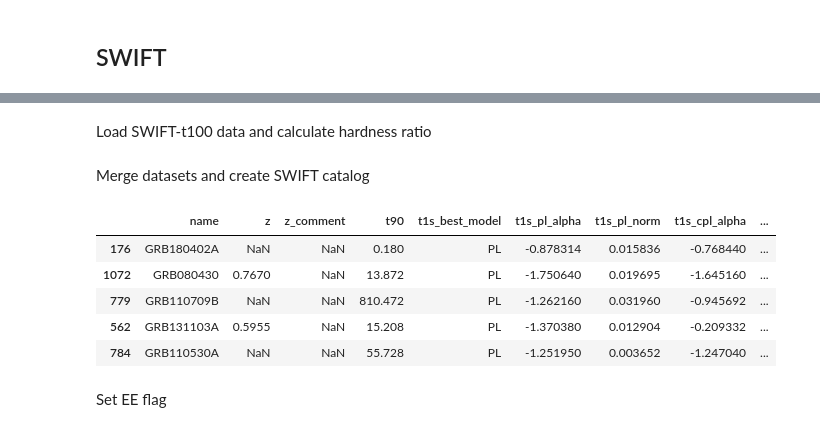
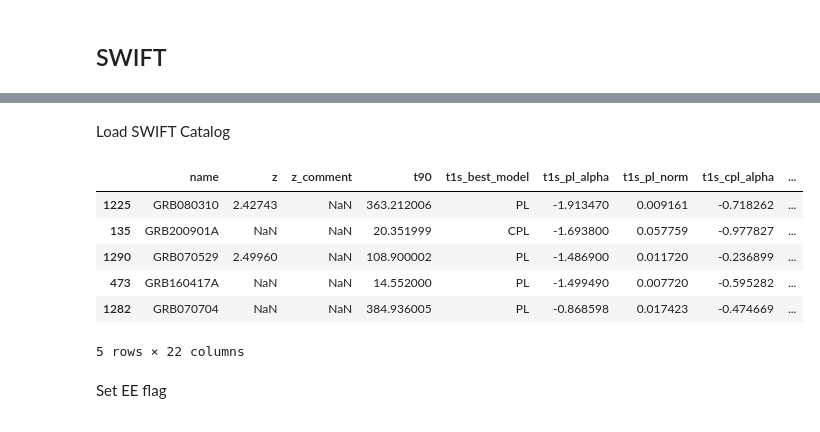
Before and after one commit to ayfm/GRB-Classification, a Jupyter notebook: notebooks/data_preprocessing.ipynb, the cells around one changed output, grey strips where cells are left out. Drawn from its saved outputs; the diff is of its cells as text; code cells hidden in the pictures.

```diff
--- a/notebooks/data_preprocessing.ipynb
+++ b/notebooks/data_preprocessing.ipynb
@@ -232,2 +220,0 @@ df_swift_t1 = calculate_luminosity(df_swift_t1)
-# %% [markdown]
-Load SWIFT-t100 data and calculate hardness ratio
@@ -246,21 +221,20 @@ df_swift_t100 = df_swift_t100[["grbname", "hardness_ratio"]]
-# %% [markdown]
-Merge datasets and create SWIFT catalog
-# %%
-# merge dataframes
-df_swift = pd.merge(df_swift_t1, df_swift_t100, on="grbname", how="left")
-
-# rename first column to 'name'
-df_swift.rename(columns={'grbname': 'name'}, inplace=True)
-
-# show random rows
-df_swift.sample(5)
-# %% [output]
-|  | name | z | z_comment | t90 | t1s_best_model | t1s_pl_alpha | t1s_pl_norm | t1s_cpl_alpha | ... |
-| 176 | GRB180402A | NaN | NaN | 0.180 | PL | -0.878314 | 0.015836 | -0.768440 | ... |
-| 1072 | GRB080430 | 0.7670 | NaN | 13.872 | PL | -1.750640 | 0.019695 | -1.645160 | ... |
-| 779 | GRB110709B | NaN | NaN | 810.472 | PL | -1.262160 | 0.031960 | -0.945692 | ... |
-| 562 | GRB131103A | 0.5955 | NaN | 15.208 | PL | -1.370380 | 0.012904 | -0.209332 | ... |
-| 784 | GRB110530A | NaN | NaN | 55.728 | PL | -1.251950 | 0.003652 | -1.247040 | ... |
+# %% [markdown]
+Load SWIFT Catalog
+# %%
+# load fermi catalog
+path_cat_swift = os.path.join(env.DIR_CATALOGS, "swift_catalog.xlsx")
+df_swift = pd.read_excel(path_cat_swift)
+
+# show random rows
+df_swift.sample(5)
+# %% [output]
+|  | name | z | z_comment | t90 | t1s_best_model | t1s_pl_alpha | t1s_pl_norm | t1s_cpl_alpha | ... |
+| 1225 | GRB080310 | 2.42743 | NaN | 363.212006 | PL | -1.913470 | 0.009161 | -0.718262 | ... |
+| 135 | GRB200901A | NaN | NaN | 20.351999 | CPL | -1.693800 | 0.057759 | -0.977827 | ... |
+| 1290 | GRB070529 | 2.49960 | NaN | 108.900002 | PL | -1.486900 | 0.011720 | -0.236899 | ... |
+| 473 | GRB160417A | NaN | NaN | 14.552000 | PL | -1.499490 | 0.007720 | -0.595282 | ... |
+| 1282 | GRB070704 | NaN | NaN | 384.936005 | PL | -0.868598 | 0.017423 | -0.474669 | ... |
+5 rows × 22 columns
 # %% [markdown]
 Set EE flag
 # %%
```
Also changed, not shown: parts of 10 cells of this notebook.
